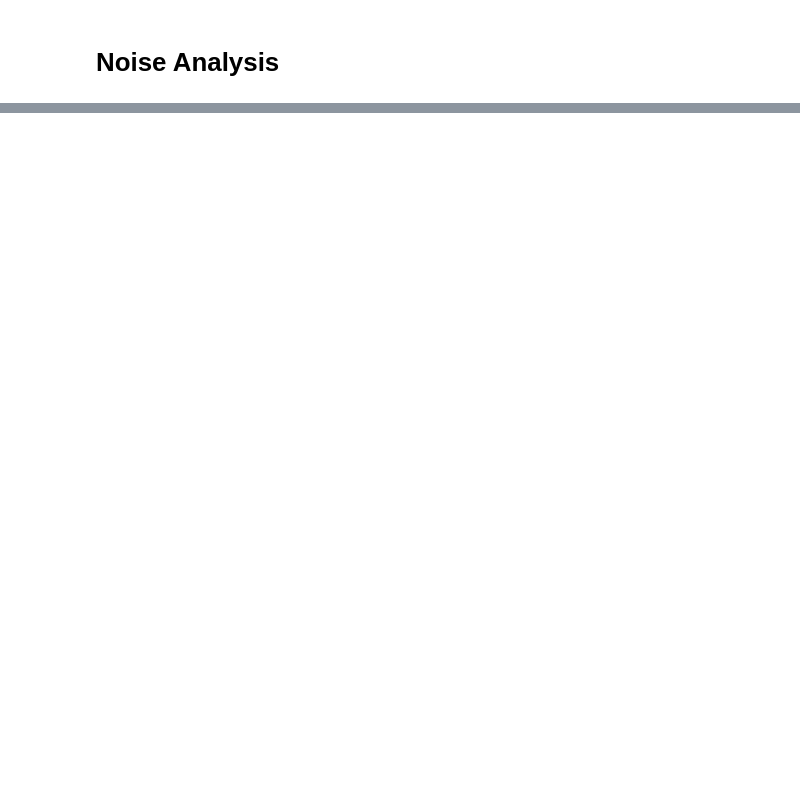
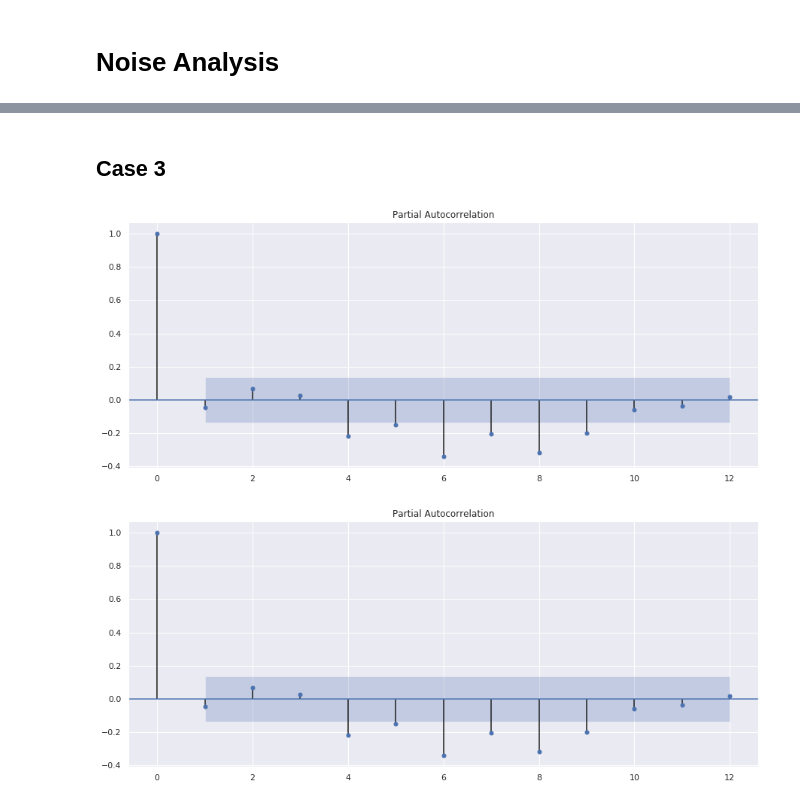
Before and after one commit to jvcm/time-series, a Jupyter notebook: lista_1.ipynb, the cells around one changed output, grey strips where cells are left out. Drawn from its saved outputs; the diff is of its cells as text; code cells hidden in the pictures; blank space fills up the shorter version.

```diff
--- a/lista_1.ipynb
+++ b/lista_1.ipynb
@@ -199,0 +217,8 @@ ruido_3 = serie_diff_pd
+# %% [markdown]
+## Case 3
+# %%
+serie_diff_pd.dropna(inplace=True)
+smt.graphics.plot_pacf(serie_diff_pd, lags=12, alpha=0.05)
+# %% [output]
+[figure, added]
+[figure, added]
```
Also changed, not shown: parts of 12 cells of this notebook, 2 other files.
